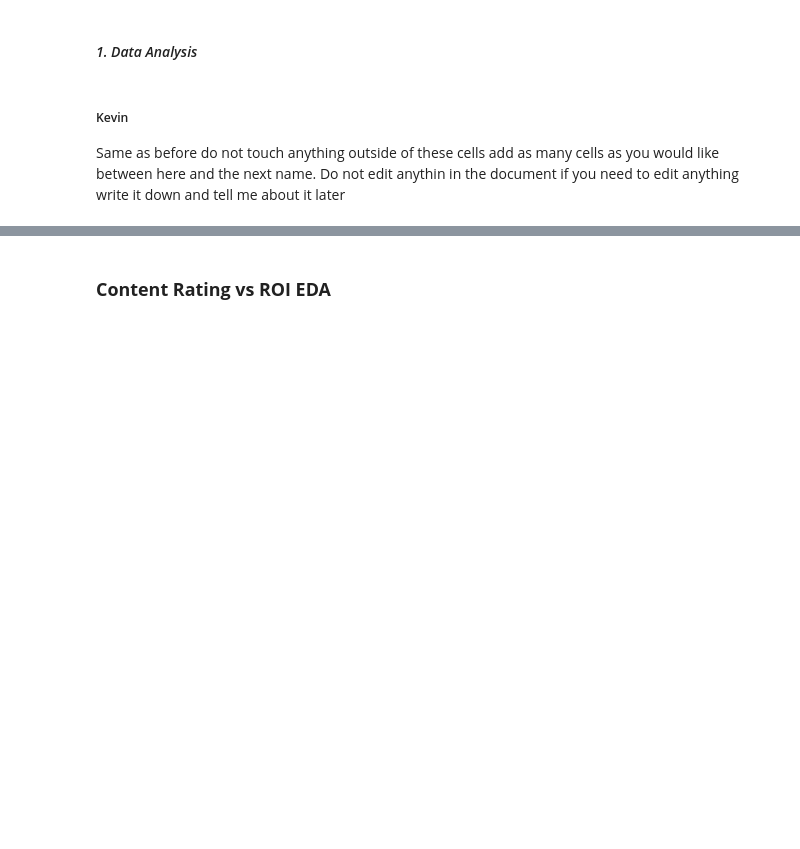
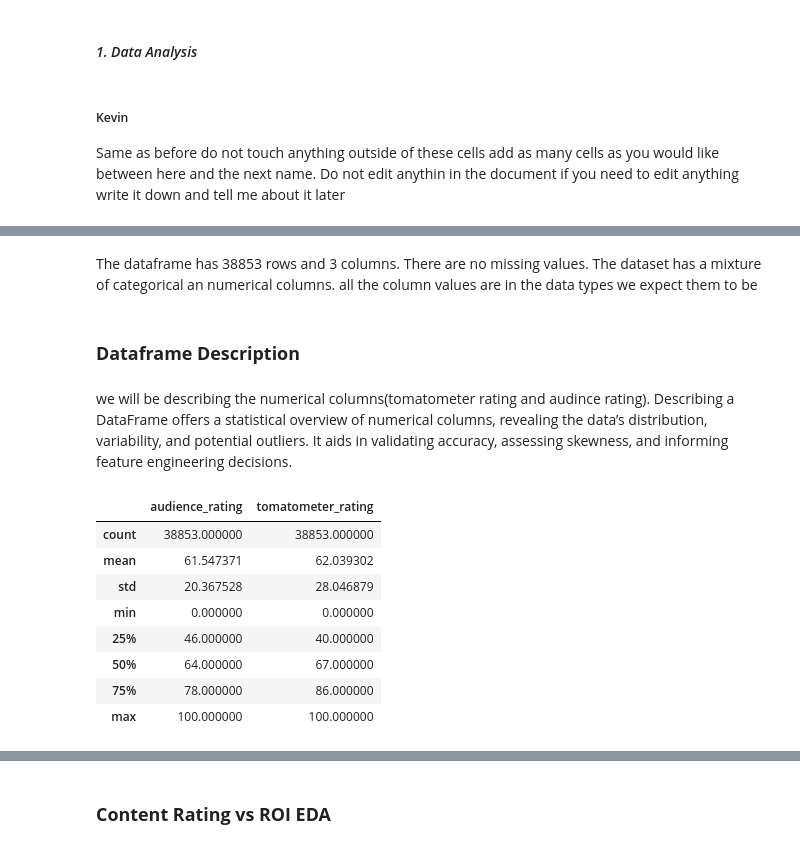
Before and after one commit to Tdoggie/phase-2-project, a Jupyter notebook: index.ipynb, the cells around one changed output, grey strips where cells are left out. Drawn from its saved outputs; the diff is of its cells as text; code cells hidden in the pictures; blank space fills up the shorter version.

Commit message:
genre-rating summarize and describe dataframe

```diff
--- a/index.ipynb
+++ b/index.ipynb
@@ -753,0 +760,3 @@ Same as before do not touch anything outside of these cells add as many cells as
+# %%
+#extracting relevant columns
+rel_rt_df=rt_movies_exploded_cleaned[["genres","audience_rating","tomatometer_rating"]].copy()
@@ -753,0 +780,19 @@ Same as before do not touch anything outside of these cells add as many cells as
+# %% [markdown]
+The dataframe has 38853 rows and 3 columns. There are no missing values. The dataset has a mixture of categorical an numerical columns. all the column values are in the data types we expect them to be
+# %% [markdown]
+### **Dataframe Description**
+# %% [markdown]
+we will be describing the numerical columns(tomatometer rating and audince rating). Describing a DataFrame offers a statistical overview of numerical columns, revealing the data’s distribution, variability, and potential outliers. It aids in validating accuracy, assessing skewness, and informing feature engineering decisions.
+# %%
+# describing df
+rel_rt_df.describe()
+# %% [output]
+|  | audience_rating | tomatometer_rating |
+| count | 38853.000000 | 38853.000000 |
+| mean | 61.547371 | 62.039302 |
+| std | 20.367528 | 28.046879 |
+| min | 0.000000 | 0.000000 |
+| 25% | 46.000000 | 40.000000 |
+| 50% | 64.000000 | 67.000000 |
+| 75% | 78.000000 | 86.000000 |
+| max | 100.000000 | 100.000000 |
```
Also changed, not shown: parts of 7 cells of this notebook.
